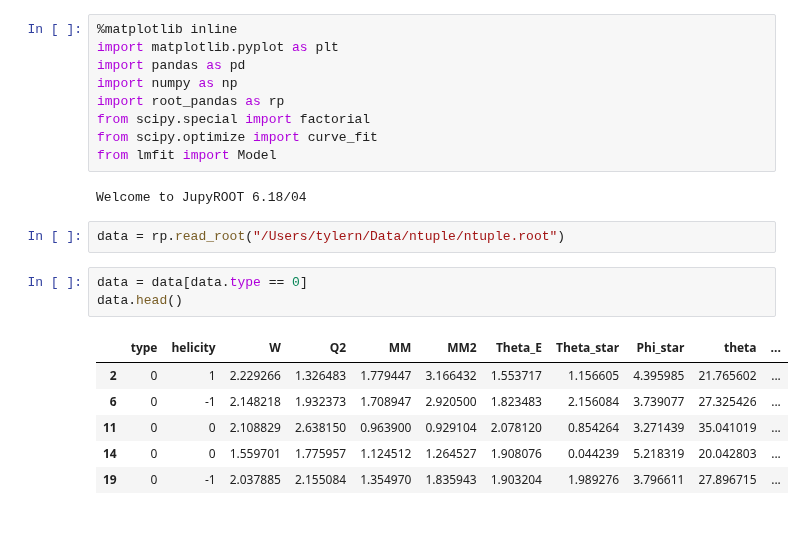
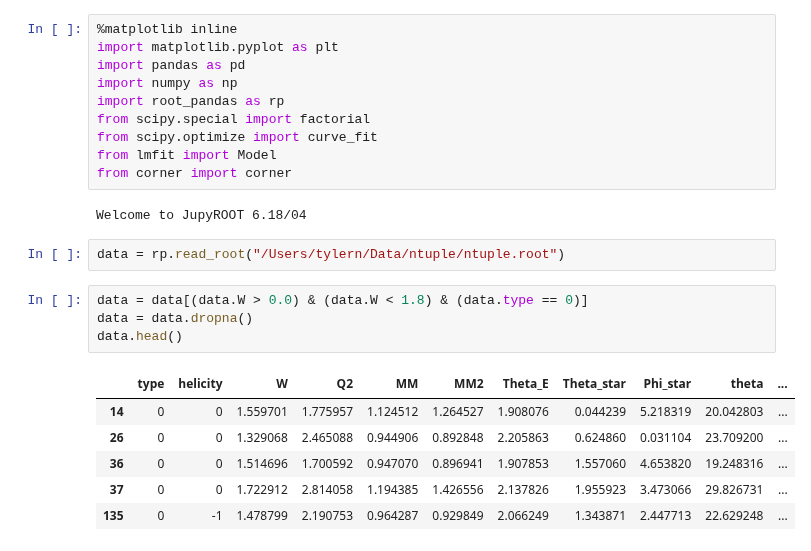
Before and after one commit to tylern4/physics_code, a Jupyter notebook: current/ntuple_maker/ntuple_reader.ipynb, the cells around one changed output. Saved outputs shown, nothing was run; the diff lists cells and outputs as text.

```diff
--- a/current/ntuple_maker/ntuple_reader.ipynb
+++ b/current/ntuple_maker/ntuple_reader.ipynb
@@ -7,19 +7,21 @@ import root_pandas as rp
 from scipy.special import factorial
 from scipy.optimize import curve_fit
 from lmfit import Model
+from corner import corner
 # %% [output]
 Welcome to JupyROOT 6.18/04
 # %%
 data = rp.read_root("/Users/tylern/Data/ntuple/ntuple.root")
 # %%
-data = data[data.type == 0]
+data = data[(data.W > 0.0) & (data.W < 1.8) & (data.type == 0)]
+data = data.dropna()
 data.head()
 # %% [output]
 |  | type | helicity | W | Q2 | MM | MM2 | Theta_E | Theta_star | Phi_star | theta | ... |
-| 2 | 0 | 1 | 2.229266 | 1.326483 | 1.779447 | 3.166432 | 1.553717 | 1.156605 | 4.395985 | 21.765602 | ... |
-| 6 | 0 | -1 | 2.148218 | 1.932373 | 1.708947 | 2.920500 | 1.823483 | 2.156084 | 3.739077 | 27.325426 | ... |
-| 11 | 0 | 0 | 2.108829 | 2.638150 | 0.963900 | 0.929104 | 2.078120 | 0.854264 | 3.271439 | 35.041019 | ... |
 | 14 | 0 | 0 | 1.559701 | 1.775957 | 1.124512 | 1.264527 | 1.908076 | 0.044239 | 5.218319 | 20.042803 | ... |
-| 19 | 0 | -1 | 2.037885 | 2.155084 | 1.354970 | 1.835943 | 1.903204 | 1.989276 | 3.796611 | 27.896715 | ... |
+| 26 | 0 | 0 | 1.329068 | 2.465088 | 0.944906 | 0.892848 | 2.205863 | 0.624860 | 0.031104 | 23.709200 | ... |
+| 36 | 0 | 0 | 1.514696 | 1.700592 | 0.947070 | 0.896941 | 1.907853 | 1.557060 | 4.653820 | 19.248316 | ... |
+| 37 | 0 | 0 | 1.722912 | 2.814058 | 1.194385 | 1.426556 | 2.137826 | 1.955923 | 3.473066 | 29.826731 | ... |
+| 135 | 0 | -1 | 1.478799 | 2.190753 | 0.964287 | 0.929849 | 2.066249 | 1.343871 | 2.447713 | 22.629248 | ... |
 # %%
 fig = plt.figure(figsize=(16,9))
```
Also changed, not shown: parts of 4 cells of this notebook, 2 other files.
